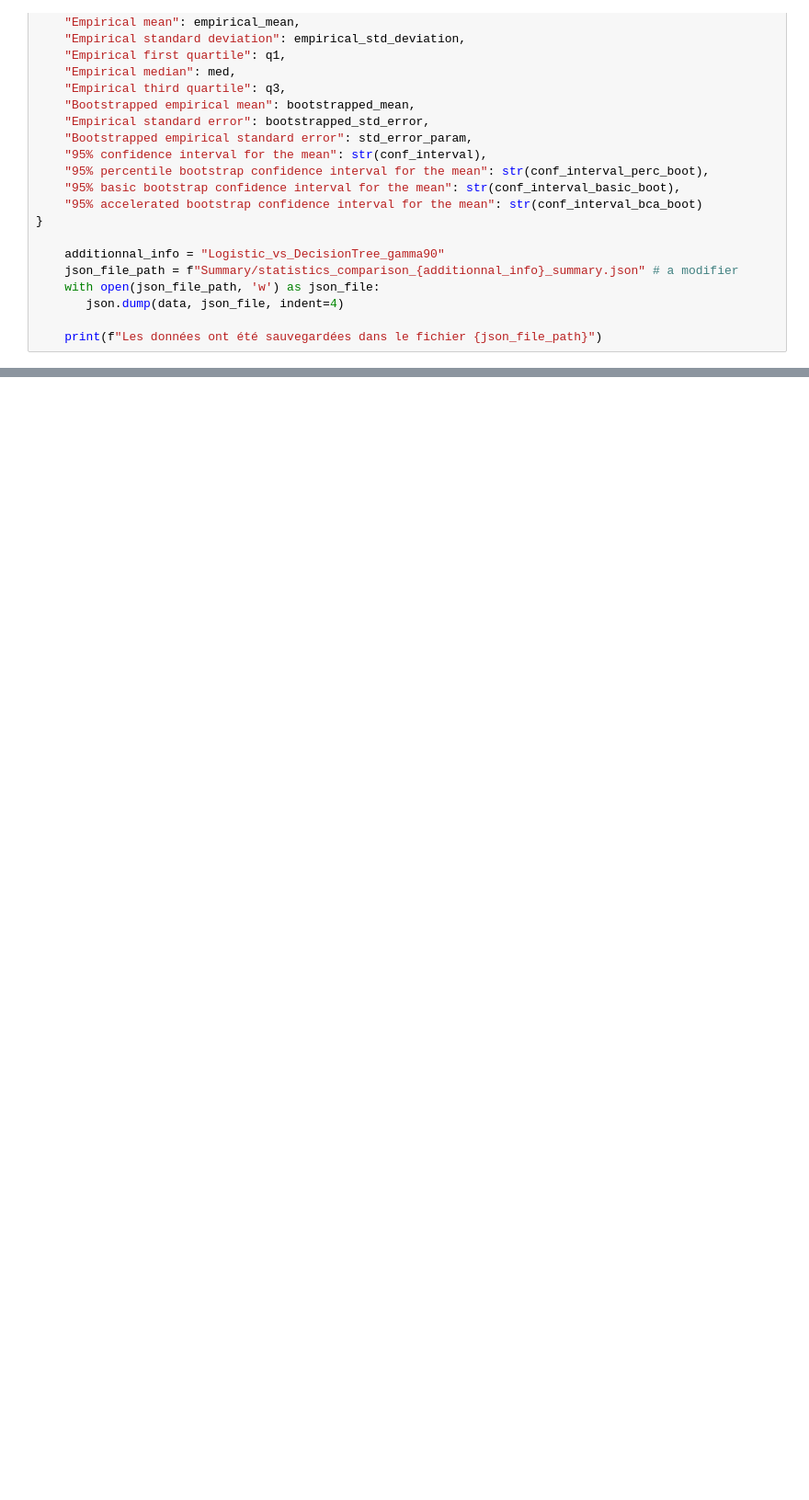
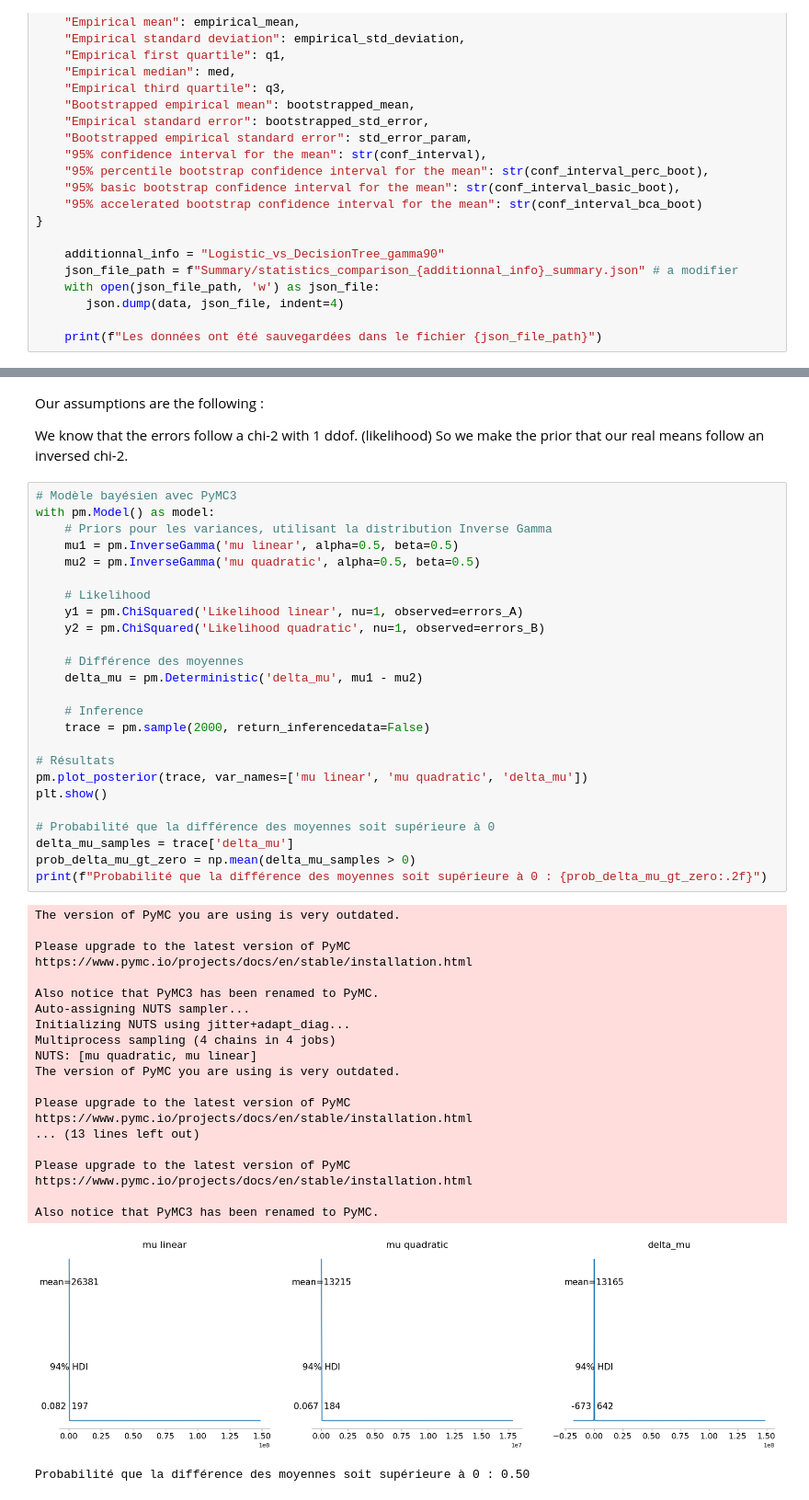
Before and after one commit to AntoineGilsonGH/Statistical-Assessment-of-Trained-Models, a Jupyter notebook: 4_Statistical_Assessment_Two_Models.ipynb, the cells around one changed output, grey strips where cells are left out. Shown at 92% size. Saved outputs shown, nothing was run; the diff lists cells and outputs as text; blank space fills up the shorter version.

```diff
--- a/4_Statistical_Assessment_Two_Models.ipynb
+++ b/4_Statistical_Assessment_Two_Models.ipynb
@@ -202,0 +211,50 @@ Les données ont été sauvegardées dans le fichier Summary/statistics_comparis
+# %% [markdown]
+Our assumptions are the following :
+
+We know that the errors follow a chi-2 with 1 ddof. (likelihood)
+So we make the prior that our real means follow an inversed chi-2.
+# %%
+# Modèle bayésien avec PyMC3
+with pm.Model() as model:
+    # Priors pour les variances, utilisant la distribution Inverse Gamma
+    mu1 = pm.InverseGamma('mu linear', alpha=0.5, beta=0.5)
+    mu2 = pm.InverseGamma('mu quadratic', alpha=0.5, beta=0.5)
+
+    # Likelihood
+    y1 = pm.ChiSquared('Likelihood linear', nu=1, observed=errors_A)
+    y2 = pm.ChiSquared('Likelihood quadratic', nu=1, observed=errors_B)
+
+    # Différence des moyennes
+    delta_mu = pm.Deterministic('delta_mu', mu1 - mu2)
+
+    # Inference
+    trace = pm.sample(2000, return_inferencedata=False)
+
+# Résultats
+pm.plot_posterior(trace, var_names=['mu linear', 'mu quadratic', 'delta_mu'])
+plt.show()
+
+# Probabilité que la différence des moyennes soit supérieure à 0
+delta_mu_samples = trace['delta_mu']
+prob_delta_mu_gt_zero = np.mean(delta_mu_samples > 0)
+print(f"Probabilité que la différence des moyennes soit supérieure à 0 : {prob_delta_mu_gt_zero:.2f}")
+# %% [output]
+The version of PyMC you are using is very outdated.
+
+Please upgrade to the latest version of PyMC https://www.pymc.io/projects/docs/en/stable/installation.html
+
+Also notice that PyMC3 has been renamed to PyMC.
+Auto-assigning NUTS sampler...
+Initializing NUTS using jitter+adapt_diag...
+Multiprocess sampling (4 chains in 4 jobs)
+NUTS: [mu quadratic, mu linear]
+The version of PyMC you are using is very outdated.
+
+Please upgrade to the latest version of PyMC https://www.pymc.io/projects/docs/en/stable/installation.html
+... (13 lines left out)
+
+Please upgrade to the latest version of PyMC https://www.pymc.io/projects/docs/en/stable/installation.html
+
+Also notice that PyMC3 has been renamed to PyMC.
+[figure, added]
+Probabilité que la différence des moyennes soit supérieure à 0 : 0.50
```
Also changed, not shown: parts of 4 cells of this notebook, 1 other file.
